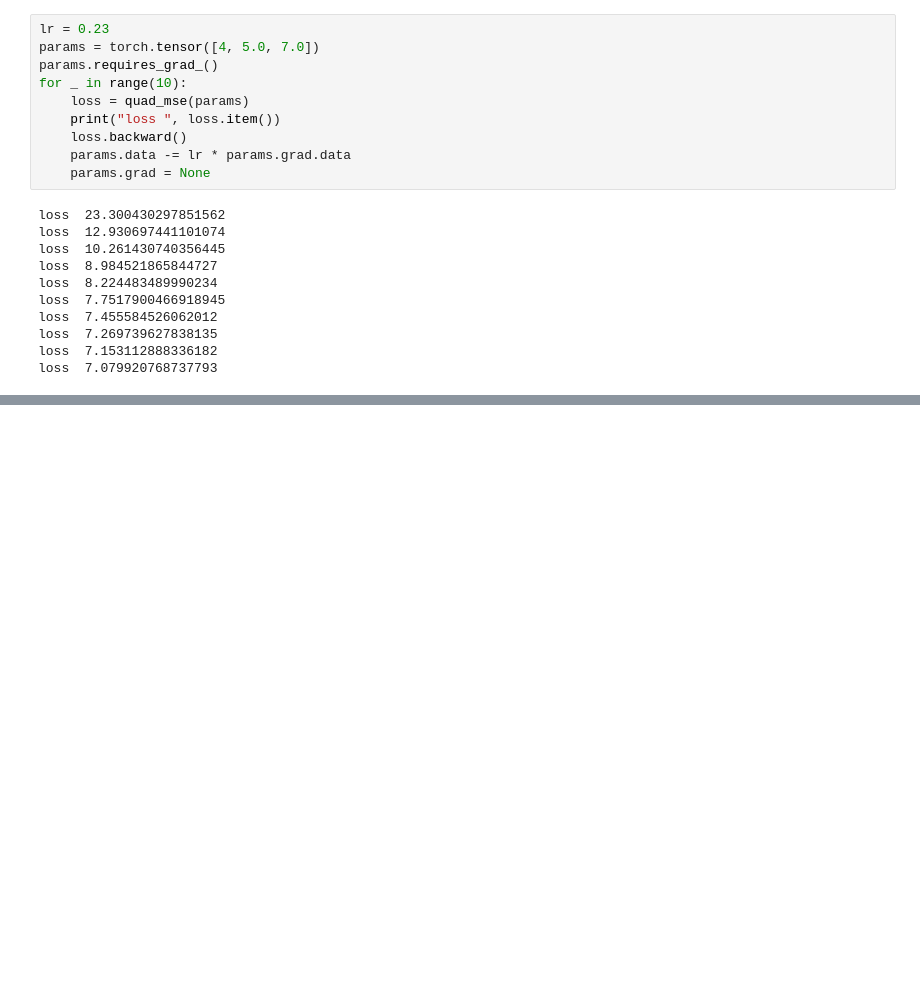
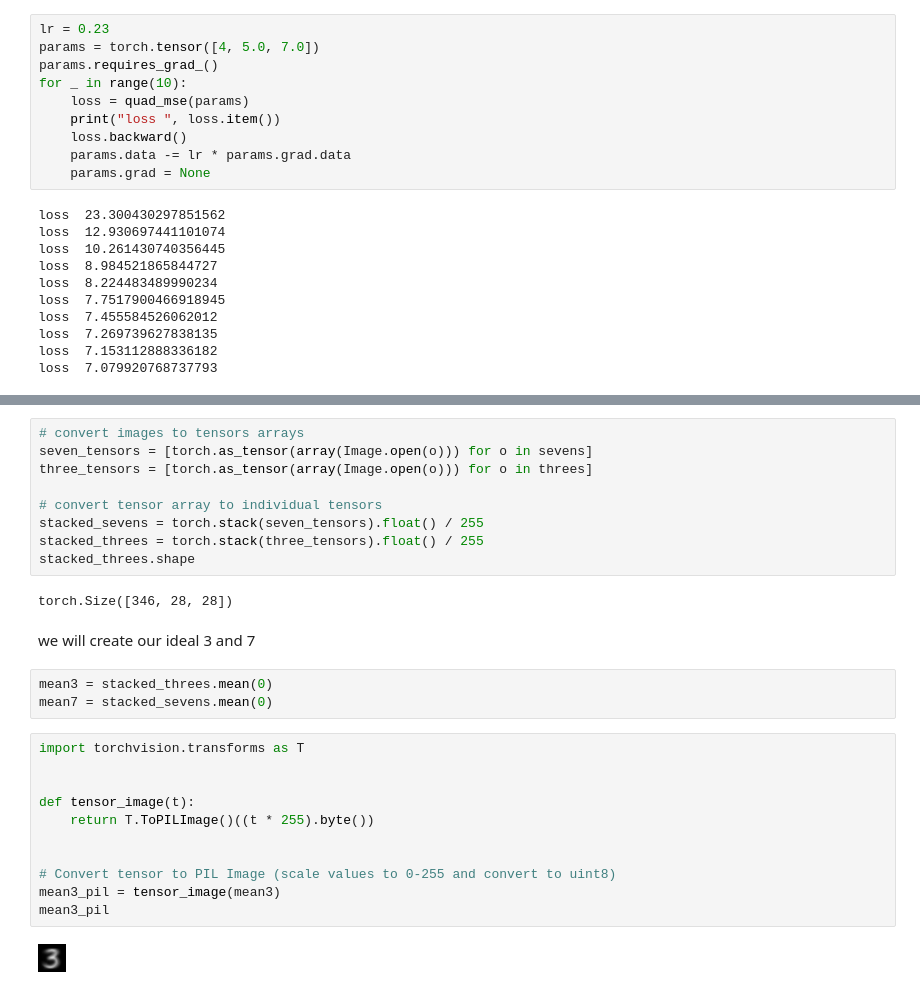
Before and after one commit to zzehli/study-notes, a Jupyter notebook: ml/fastai-examples.ipynb, the cells around one changed output, grey strips where cells are left out. Saved outputs shown, nothing was run; the diff lists cells and outputs as text; blank space fills up the shorter version.

```diff
--- a/ml/fastai-examples.ipynb
+++ b/ml/fastai-examples.ipynb
@@ -124,0 +222,29 @@ loss  7.079920768737793
+# %%
+# convert images to tensors arrays
+seven_tensors = [torch.as_tensor(array(Image.open(o))) for o in sevens]
+three_tensors = [torch.as_tensor(array(Image.open(o))) for o in threes]
+
+# convert tensor array to individual tensors
+stacked_sevens = torch.stack(seven_tensors).float() / 255
+stacked_threes = torch.stack(three_tensors).float() / 255
+stacked_threes.shape
+# %% [output]
+torch.Size([346, 28, 28])
+# %% [markdown]
+we will create our ideal 3 and 7
+# %%
+mean3 = stacked_threes.mean(0)
+mean7 = stacked_sevens.mean(0)
+# %%
+import torchvision.transforms as T
+
+
+def tensor_image(t):
+    return T.ToPILImage()((t * 255).byte())
+
+
+# Convert tensor to PIL Image (scale values to 0-255 and convert to uint8)
+mean3_pil = tensor_image(mean3)
+mean3_pil
+# %% [output]
+[figure, added]
```
Also changed, not shown: parts of 26 cells of this notebook, 3 other files.
